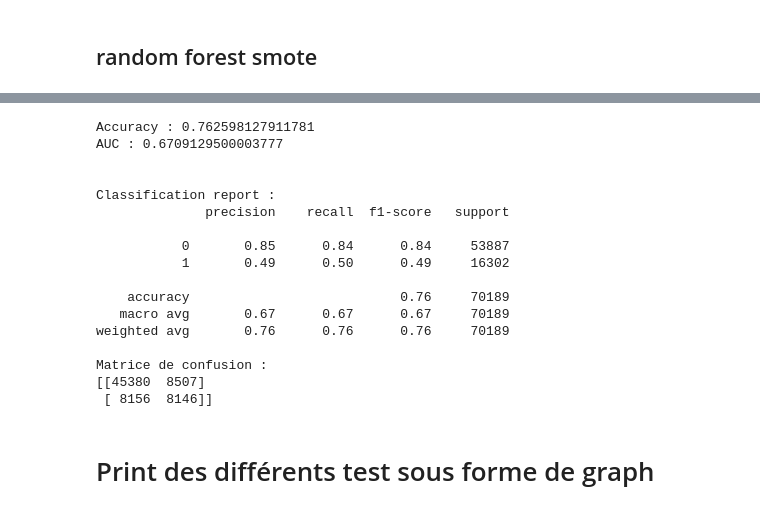
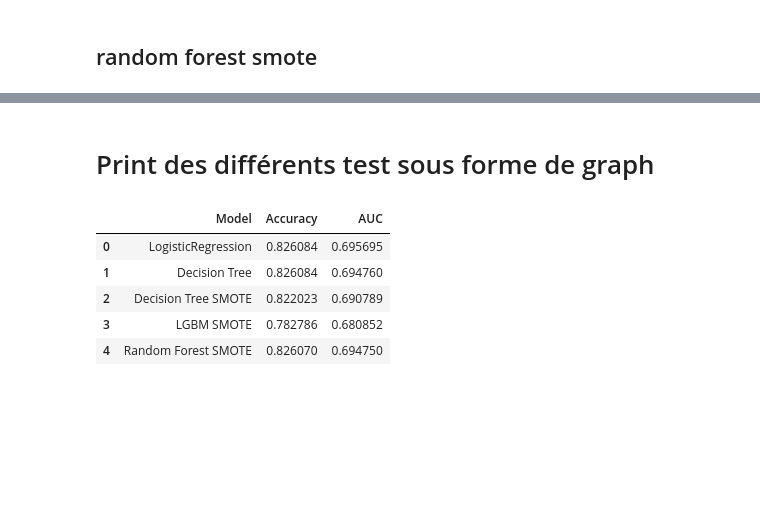
Before and after one commit to Death4Sword/ML_Cancer_Risk_Project, a Jupyter notebook: analyse_predictive.ipynb, the cells around one changed output, grey strips where cells are left out. Saved outputs shown, nothing was run; the diff lists cells and outputs as text; code cells hidden in the pictures; blank space fills up the shorter version.

```diff
--- a/analyse_predictive.ipynb
+++ b/analyse_predictive.ipynb
@@ -467,6 +411,19 @@ print(f'AUC : {roc_auc_score(y_test, y_pred_lgbm)}')
 print(f'\n\nClassification report : \n{classification_report(y_test, y_pred_lgbm)}')
 print(f'Matrice de confusion : \n{confusion_matrix(y_test, y_pred_lgbm)}')
 
+accuracy_lgb_smote = accuracy_score(y_test, y_pred_lgbm)
+auc_lgb_smote = roc_auc_score(y_test, y_pred_lgbm)
+
+nouvelle_entree = pd.DataFrame({
+    'Model': ['LGBM SMOTE'],
+    'Accuracy': [accuracy_lgb_smote],
+    'AUC': [auc_lgb_smote]
+})
+
+df_comparaison_results = pd.concat([df_comparaison_results, nouvelle_entree], ignore_index=True)
+
+
+
 print(f'Matrice de confusion')
 confusion_matrix_graph = confusion_matrix(y_test, y_pred_lgbm)
 sns.heatmap(confusion_matrix_graph, annot=True, fmt='d', cmap="Blues")
@@ -517,15 +477,16 @@ param_dist = {
     'min_samples_split': randint(2, 20),
     'min_samples_leaf': randint(1, 10),
     'max_features': ['sqrt', 'log2', None],
-    'bootstrap': [True, False]
+    'bootstrap': [True, False],
+    'class_weight': [{0:1, 1:2}, {0:1, 1:3}, 'balanced_subsample']
 }
 
 clf_rf_smote = RandomizedSearchCV(
-    RandomForestClassifier(random_state=42, class_weight='balanced'),
+    RandomForestClassifier(random_state=42),
     param_distributions=param_dist,
-    n_iter=20,
+    n_iter=30,
     cv=5,
-    scoring='roc_auc',
+    scoring='f1',
     verbose=1,
     n_jobs=-1,
     random_state=42
@@ -594,28 +556,2 @@ KeyboardInterrupt:
-# %%
-model_xgb_smote = clf_xgboost_smote.best_estimator_
-y_pred_xgb_smote = model_xgb_smote.predict(X_test)
-
-print(f'Accuracy : {accuracy_score(y_test, y_pred_xgb_smote)}')
-print(f'AUC : {roc_auc_score(y_test, y_pred_xgb_smote)}')
-print(f'\n\nClassification report : \n{classification_report(y_test, y_pred_xgb_smote)}')
-print(f'Matrice de confusion : \n{confusion_matrix(y_test, y_pred_xgb_smote)}')
-# %% [output]
-Accuracy : 0.762598127911781
-AUC : 0.6709129500003777
-
-
-Classification report :
-              precision    recall  f1-score   support
-
-           0       0.85      0.84      0.84     53887
-           1       0.49      0.50      0.49     16302
-
-    accuracy                           0.76     70189
-   macro avg       0.67      0.67      0.67     70189
-weighted avg       0.76      0.76      0.76     70189
-
-Matrice de confusion :
-[[45380  8507]
- [ 8156  8146]]
 # %% [markdown]
 # Print des différents test sous forme de graph
@@ -642,0 +558,9 @@ plt.show()
+# %%
+df_comparaison_results
+# %% [output]
+|  | Model | Accuracy | AUC |
+| 0 | LogisticRegression | 0.826084 | 0.695695 |
+| 1 | Decision Tree | 0.826084 | 0.694760 |
+| 2 | Decision Tree SMOTE | 0.822023 | 0.690789 |
+| 3 | LGBM SMOTE | 0.782786 | 0.680852 |
+| 4 | Random Forest SMOTE | 0.826070 | 0.694750 |
```
Also changed, not shown: parts of 25 cells of this notebook, 1 other file.
